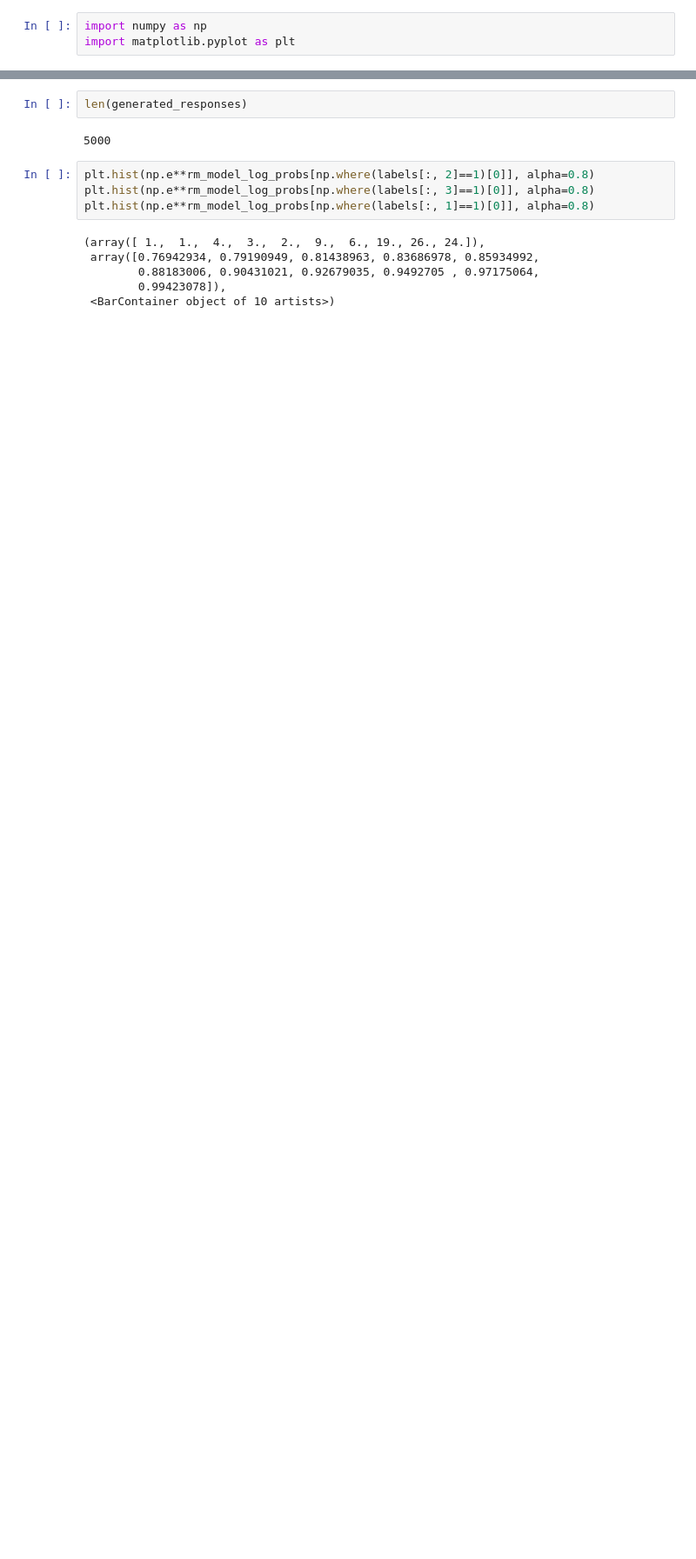
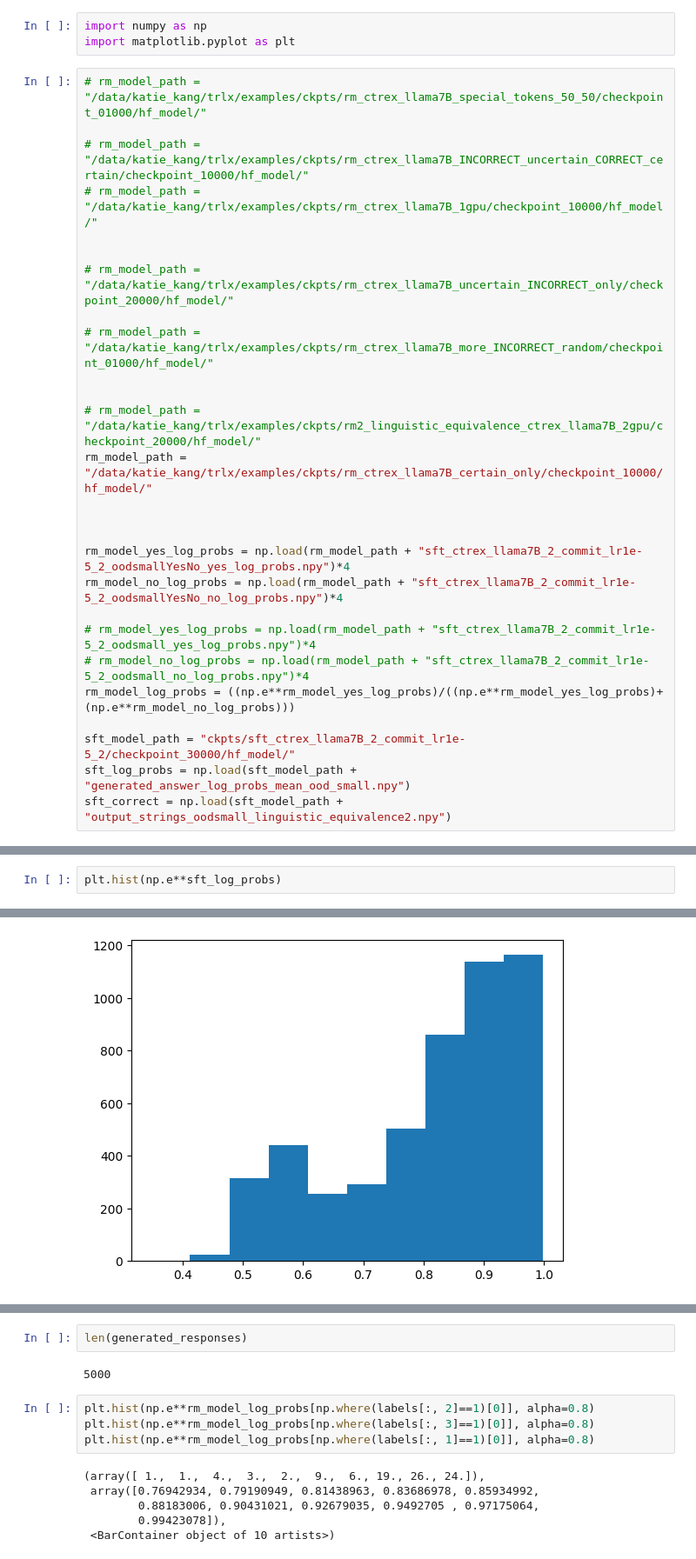
Before and after one commit to katiekang1998/llm_hallucinations, a Jupyter notebook: examples/analyze_rm.ipynb, the cells around one changed output, grey strips where cells are left out. Shown at 87% size. Cells and saved outputs as stored; diff of their text form; blank space fills up the shorter version.

```diff
--- a/examples/analyze_rm.ipynb
+++ b/examples/analyze_rm.ipynb
@@ -1,3 +1,30 @@
 # %%
 import numpy as np
 import matplotlib.pyplot as plt
+# %%
+# rm_model_path = "/data/katie_kang/trlx/examples/ckpts/rm_ctrex_llama7B_special_tokens_50_50/checkpoint_01000/hf_model/"
+
+# rm_model_path = "/data/katie_kang/trlx/examples/ckpts/rm_ctrex_llama7B_INCORRECT_uncertain_CORRECT_certain/checkpoint_10000/hf_model/"
+# rm_model_path = "/data/katie_kang/trlx/examples/ckpts/rm_ctrex_llama7B_1gpu/checkpoint_10000/hf_model/"
+
+
+# rm_model_path = "/data/katie_kang/trlx/examples/ckpts/rm_ctrex_llama7B_uncertain_INCORRECT_only/checkpoint_20000/hf_model/"
+
+# rm_model_path = "/data/katie_kang/trlx/examples/ckpts/rm_ctrex_llama7B_more_INCORRECT_random/checkpoint_01000/hf_model/"
+
+
+# rm_model_path = "/data/katie_kang/trlx/examples/ckpts/rm2_linguistic_equivalence_ctrex_llama7B_2gpu/checkpoint_20000/hf_model/"
+rm_model_path = "/data/katie_kang/trlx/examples/ckpts/rm_ctrex_llama7B_certain_only/checkpoint_10000/hf_model/"
+
+
+
+rm_model_yes_log_probs = np.load(rm_model_path + "sft_ctrex_llama7B_2_commit_lr1e-5_2_oodsmallYesNo_yes_log_probs.npy")*4
+rm_model_no_log_probs = np.load(rm_model_path + "sft_ctrex_llama7B_2_commit_lr1e-5_2_oodsmallYesNo_no_log_probs.npy")*4
+
+# rm_model_yes_log_probs = np.load(rm_model_path + "sft_ctrex_llama7B_2_commit_lr1e-5_2_oodsmall_yes_log_probs.npy")*4
+# rm_model_no_log_probs = np.load(rm_model_path + "sft_ctrex_llama7B_2_commit_lr1e-5_2_oodsmall_no_log_probs.npy")*4
+rm_model_log_probs = ((np.e**rm_model_yes_log_probs)/((np.e**rm_model_yes_log_probs)+(np.e**rm_model_no_log_probs)))
+
+sft_model_path = "ckpts/sft_ctrex_llama7B_2_commit_lr1e-5_2/checkpoint_30000/hf_model/"
+sft_log_probs = np.load(sft_model_path + "generated_answer_log_probs_mean_ood_small.npy")
+sft_correct = np.load(sft_model_path + "output_strings_oodsmall_linguistic_equivalence2.npy")
@@ -3,0 +176,3 @@ import matplotlib.pyplot as plt
+# %%
+plt.hist(np.e**sft_log_probs)
+# %% [output]
@@ -4,2 +185,3 @@ import matplotlib.pyplot as plt
+[figure, added]
 # %%
 rm_model_path = "ckpts/rm2_linguistic_equivalence_ctrex_llama7B_2gpu/checkpoint_20000/hf_model/"
```
Also changed, not shown: parts of 19 cells of this notebook, 15 other files.
